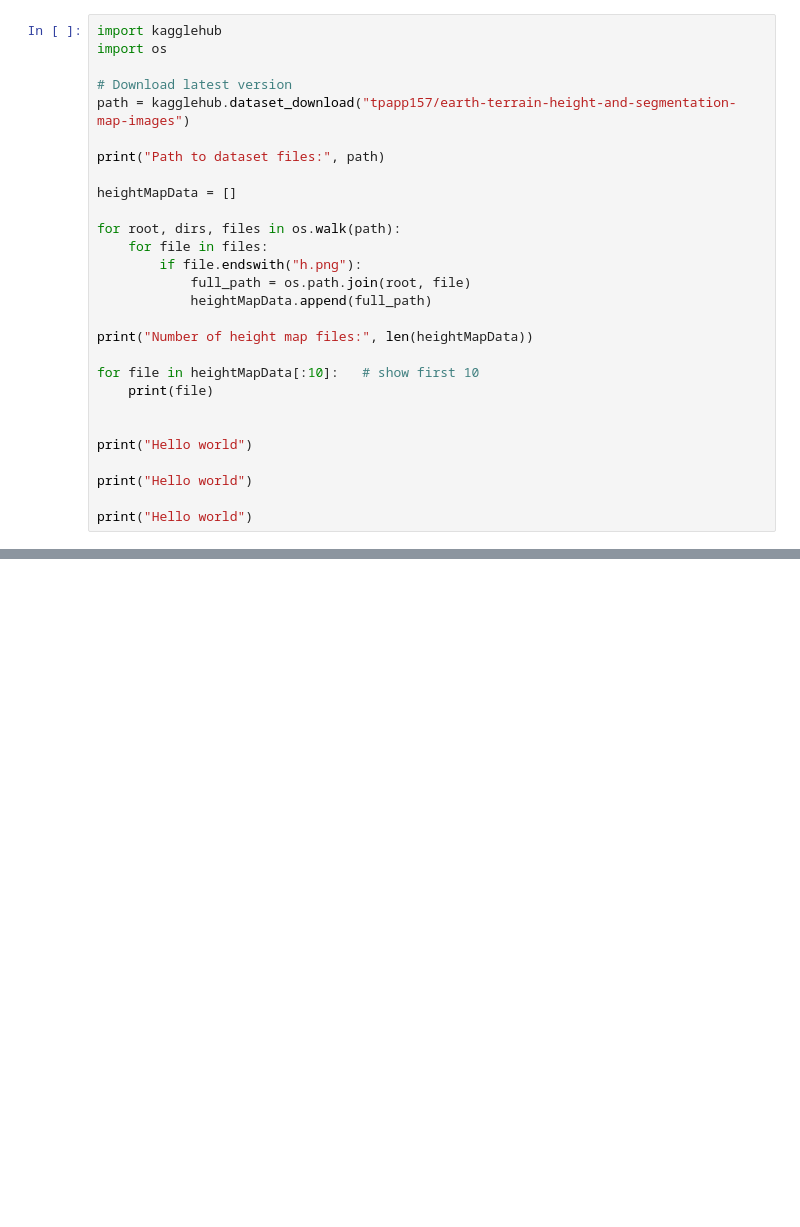
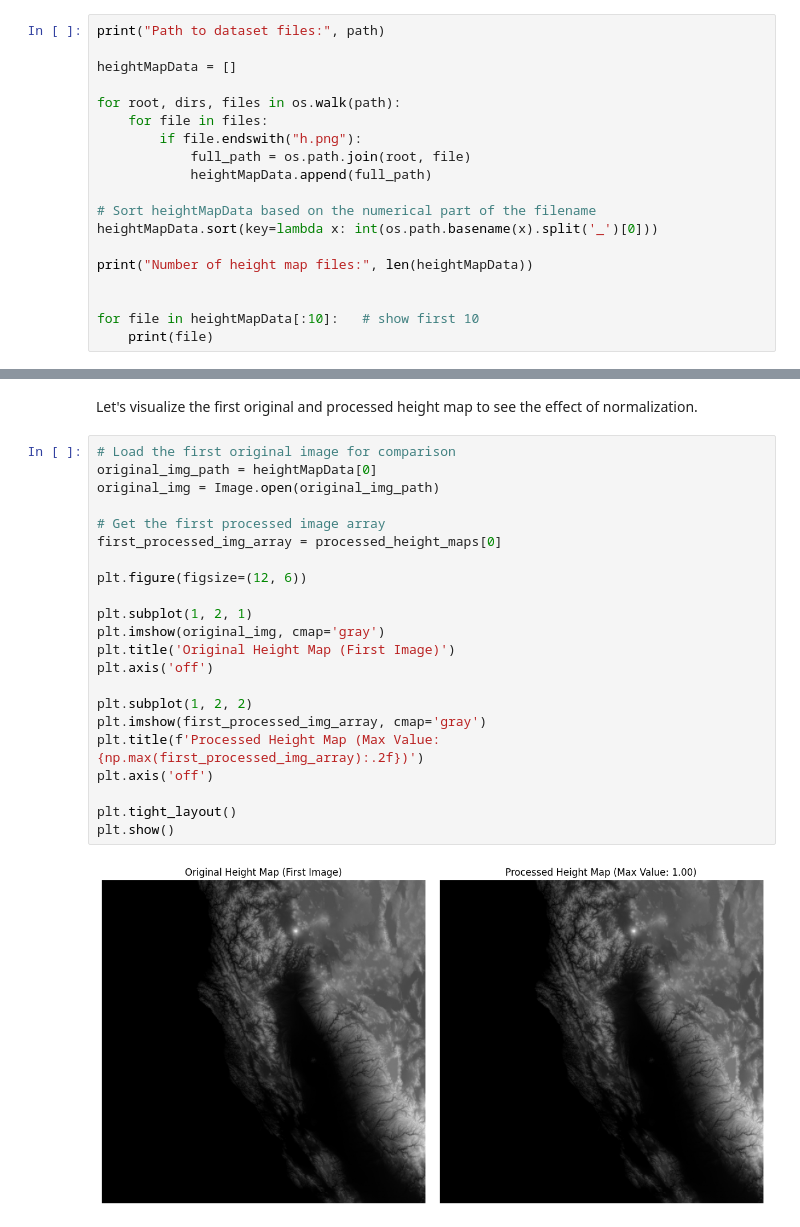
Before and after one commit to dthompson2003/Digital-Imaging-Final, a Jupyter notebook: Data/data.ipynb, the cells around one changed output, grey strips where cells are left out. Drawn from its saved outputs; the diff is of its cells as text; blank space fills up the shorter version.

Commit message:
datasets for model are hopefully done

```diff
--- a/Data/data.ipynb
+++ b/Data/data.ipynb
@@ -3,10 +23,4 @@
 # %%
-import kagglehub
-import os
-
-# Download latest version
-path = kagglehub.dataset_download("tpapp157/earth-terrain-height-and-segmentation-map-images")
-
 print("Path to dataset files:", path)
 
 heightMapData = []
@@ -17,15 +31,12 @@ for root, dirs, files in os.walk(path):
             full_path = os.path.join(root, file)
             heightMapData.append(full_path)
 
+# Sort heightMapData based on the numerical part of the filename
+heightMapData.sort(key=lambda x: int(os.path.basename(x).split('_')[0]))
+
 print("Number of height map files:", len(heightMapData))
+
 
 for file in heightMapData[:10]:   # show first 10
     print(file)
-
-
-print("Hello world")
-
-print("Hello world")
-
-print("Hello world")
 # %% [output]
@@ -44,0 +85,26 @@ Number of height map files: 5000
+# %% [markdown]
+Let's visualize the first original and processed height map to see the effect of normalization.
+# %%
+# Load the first original image for comparison
+original_img_path = heightMapData[0]
+original_img = Image.open(original_img_path)
+
+# Get the first processed image array
+first_processed_img_array = processed_height_maps[0]
+
+plt.figure(figsize=(12, 6))
+
+plt.subplot(1, 2, 1)
+plt.imshow(original_img, cmap='gray')
+plt.title('Original Height Map (First Image)')
+plt.axis('off')
+
+plt.subplot(1, 2, 2)
+plt.imshow(first_processed_img_array, cmap='gray')
+plt.title(f'Processed Height Map (Max Value: {np.max(first_processed_img_array):.2f})')
+plt.axis('off')
+
+plt.tight_layout()
+plt.show()
+# %% [output]
+[figure, added]
```
Also changed, not shown: parts of 10 cells of this notebook.
